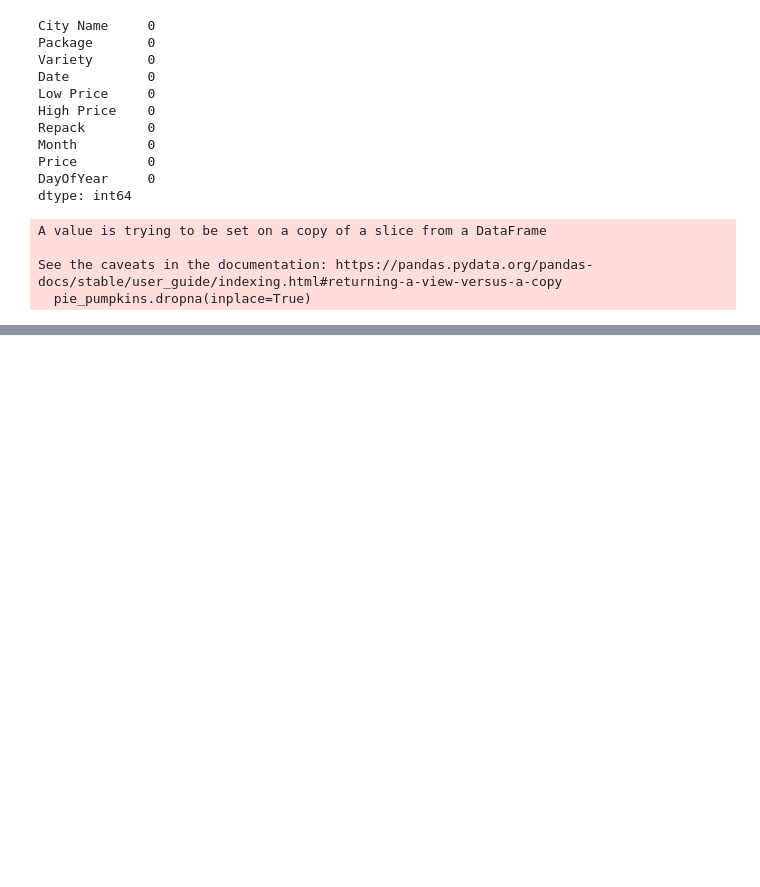
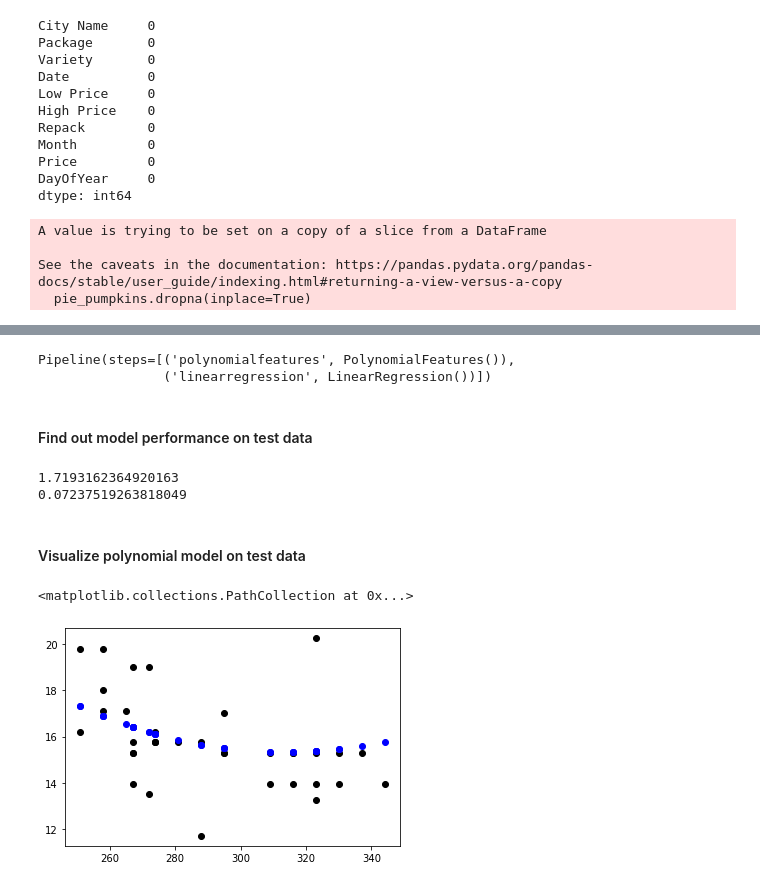
Before and after one commit to khqnn/machine-learning, a Jupyter notebook: regression/us pumpkins.ipynb, the cells around one changed output, grey strips where cells are left out. Saved outputs shown, nothing was run; the diff lists cells and outputs as text; code cells hidden in the pictures; blank space fills up the shorter version.

```diff
--- a/regression/us pumpkins.ipynb
+++ b/regression/us pumpkins.ipynb
@@ -332,0 +335,27 @@ plt.plot(X_test, y_pred, c='blue')
+# %%
+# now instead of linear model we're gonna try polynomial function of 2 features
+pipeline = make_pipeline(PolynomialFeatures(2), LinearRegression())
+# %%
+pipeline.fit(X_train, y_train)
+# %% [output]
+Pipeline(steps=[('polynomialfeatures', PolynomialFeatures()),
+                ('linearregression', LinearRegression())])
+# %%
+y_pred = pipeline.predict(X_test)
+# %% [markdown]
+#### Find out model performance on test data
+# %%
+print(np.sqrt(mean_squared_error(y_test, y_pred)))
+print(pipeline.score(X_train, y_train))
+# %% [output]
+1.7193162364920163
+0.07237519263818049
+# %% [markdown]
+#### Visualize polynomial model on test data
+# %%
+# Instead of straight line like in Linear regression polynomial function is drawn
+plt.scatter(X_test, y_test, c='black')
+plt.scatter(X_test, y_pred, c='blue')
+# %% [output]
+<matplotlib.collections.PathCollection at 0x...>
+[figure, added]
```
Also changed, not shown: parts of 31 cells of this notebook, 1 other file.
